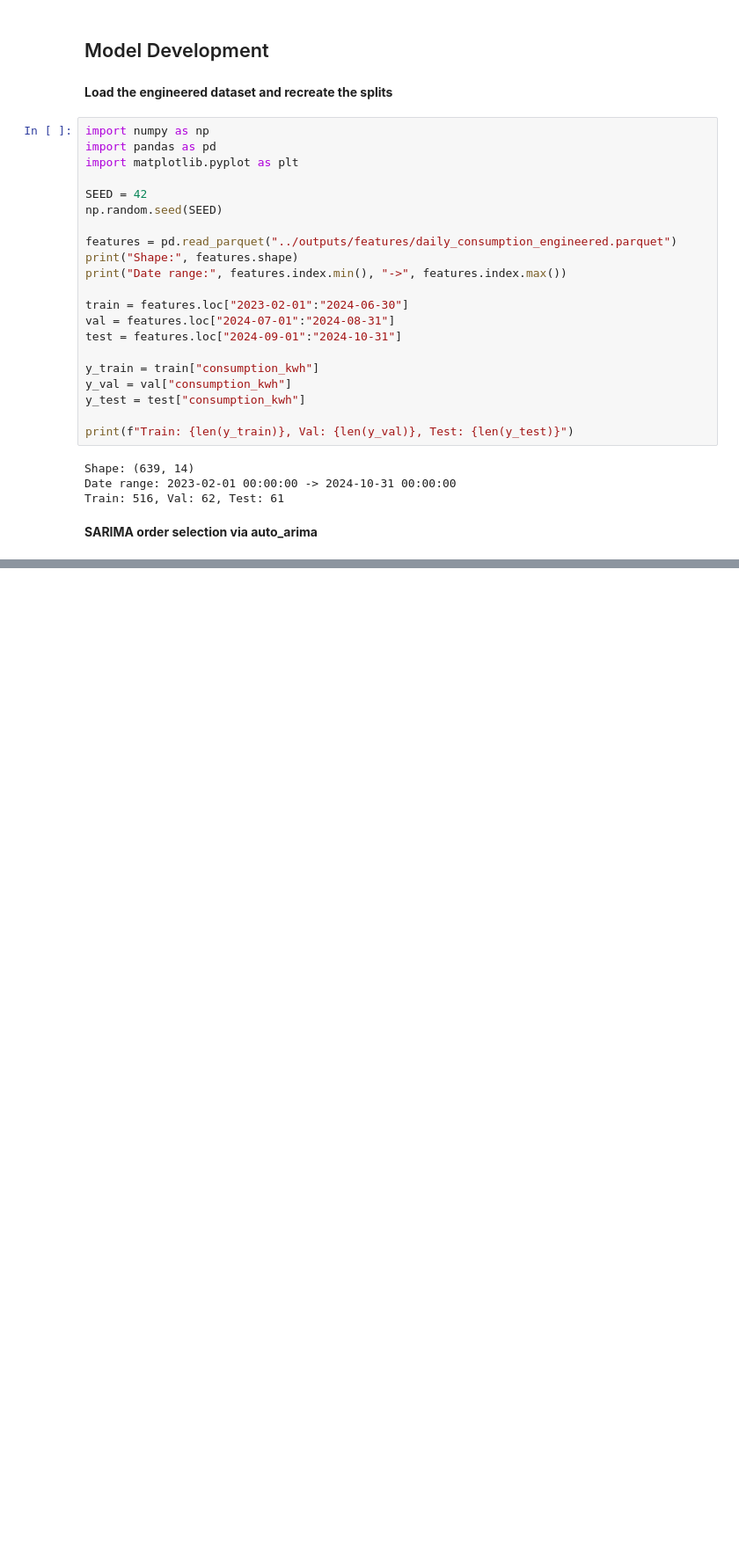
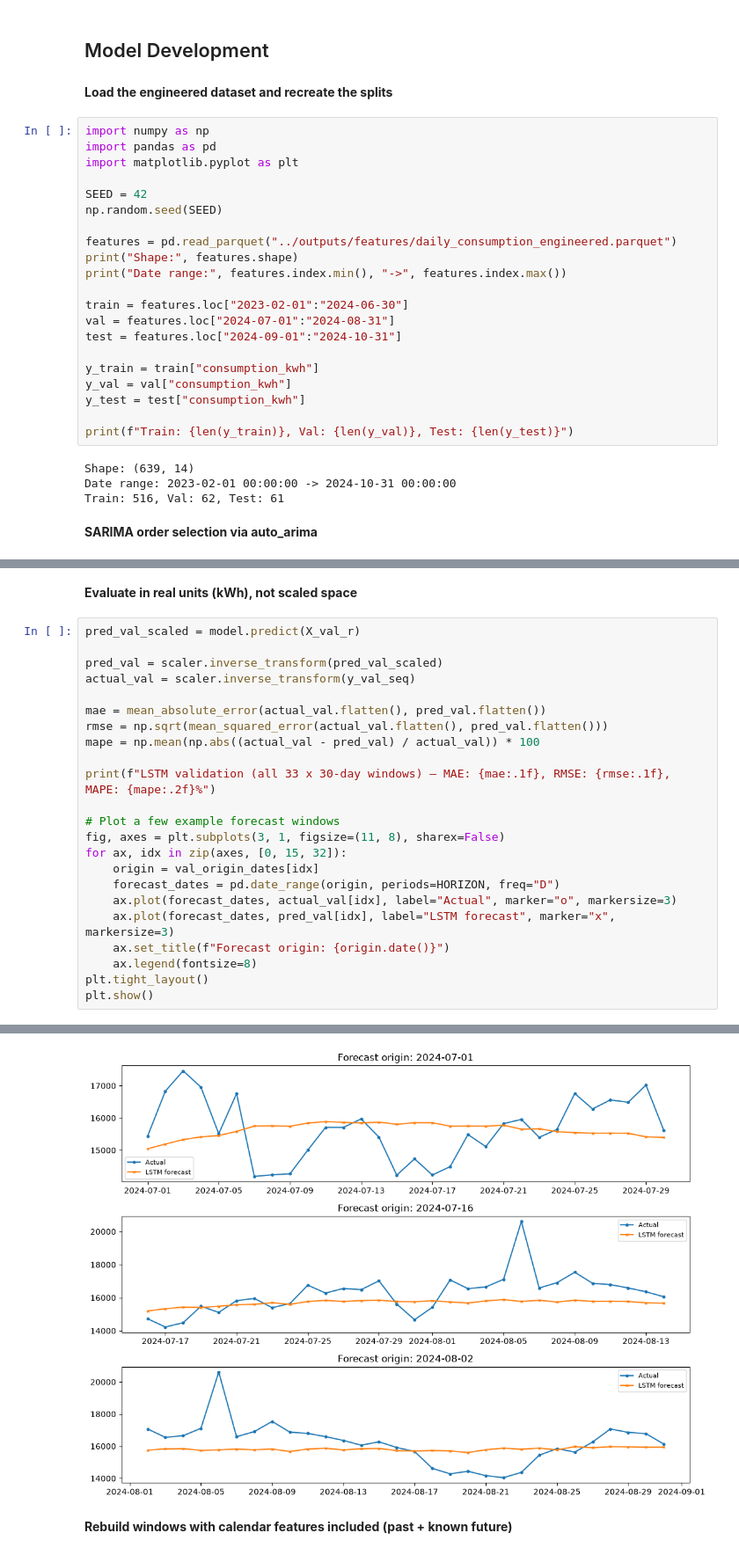
Before and after one commit to JanakaUPerera/ml_recon_sl, a Jupyter notebook: notebooks/03_model_development.ipynb, the cells around one changed output, grey strips where cells are left out. Shown at 88% size. Saved outputs shown, nothing was run; the diff lists cells and outputs as text; blank space fills up the shorter version.

```diff
--- a/notebooks/03_model_development.ipynb
+++ b/notebooks/03_model_development.ipynb
@@ -64,0 +204,26 @@ Warnings:
+# %% [markdown]
+**Evaluate in real units (kWh), not scaled space**
+# %%
+pred_val_scaled = model.predict(X_val_r)
+
+pred_val = scaler.inverse_transform(pred_val_scaled)
+actual_val = scaler.inverse_transform(y_val_seq)
+
+mae = mean_absolute_error(actual_val.flatten(), pred_val.flatten())
+rmse = np.sqrt(mean_squared_error(actual_val.flatten(), pred_val.flatten()))
+mape = np.mean(np.abs((actual_val - pred_val) / actual_val)) * 100
+
+print(f"LSTM validation (all 33 x 30-day windows) — MAE: {mae:.1f}, RMSE: {rmse:.1f}, MAPE: {mape:.2f}%")
+
+# Plot a few example forecast windows
+fig, axes = plt.subplots(3, 1, figsize=(11, 8), sharex=False)
+for ax, idx in zip(axes, [0, 15, 32]):
+    origin = val_origin_dates[idx]
+    forecast_dates = pd.date_range(origin, periods=HORIZON, freq="D")
+    ax.plot(forecast_dates, actual_val[idx], label="Actual", marker="o", markersize=3)
+    ax.plot(forecast_dates, pred_val[idx], label="LSTM forecast", marker="x", markersize=3)
+    ax.set_title(f"Forecast origin: {origin.date()}")
+    ax.legend(fontsize=8)
+plt.tight_layout()
+plt.show()
+# %% [output]
@@ -64,0 +232,3 @@ Warnings:
+[figure, added]
+# %% [markdown]
+**Rebuild windows with calendar features included (past + known future)**
```
Also changed, not shown: parts of 35 cells of this notebook.
